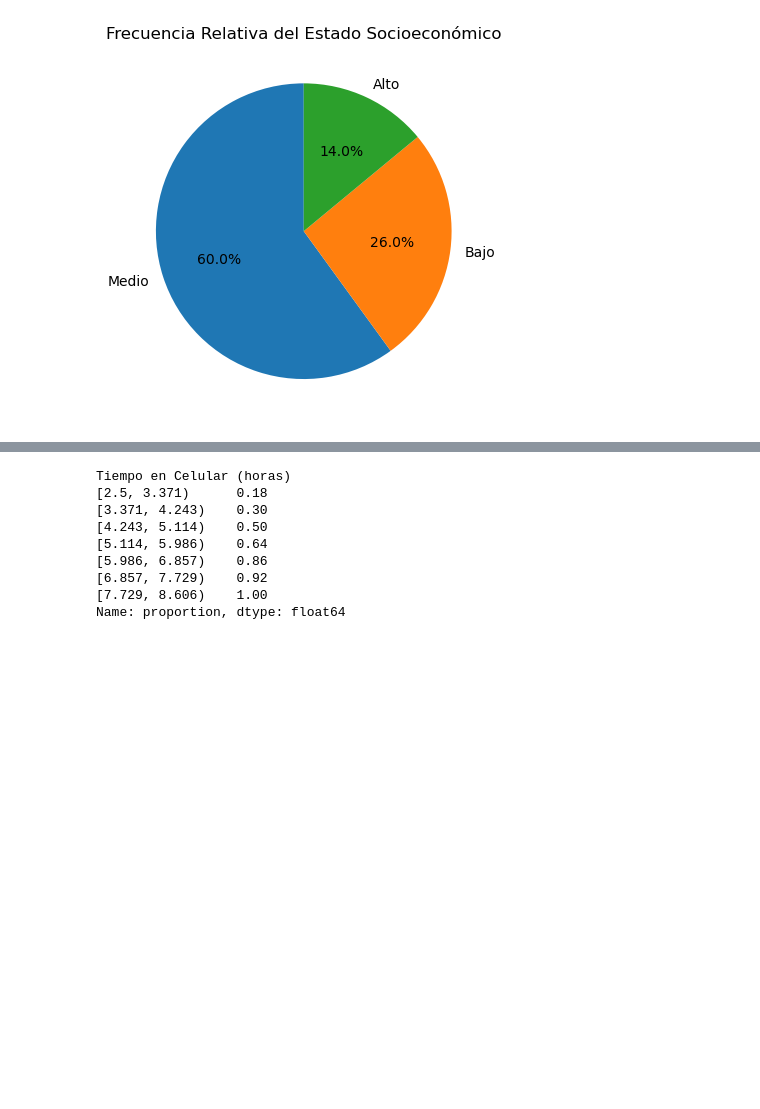
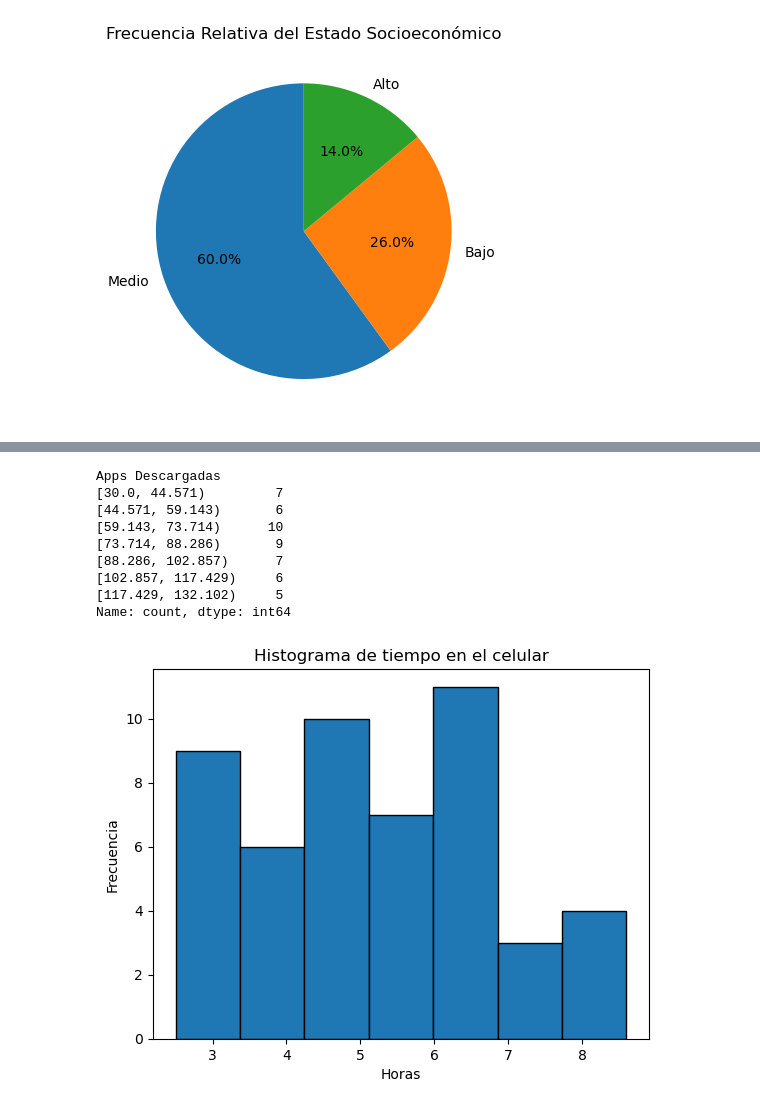
Before and after one commit to fcisnerosr/estadistica_descriptiva, a Jupyter notebook: procesamiento.ipynb, the cells around one changed output, grey strips where cells are left out. Drawn from its saved outputs; the diff is of its cells as text; code cells hidden in the pictures; blank space fills up the shorter version.

Commit message:
feat: histograma con plt de tiempo en el celular y apps descargadas

```diff
--- a/procesamiento.ipynb
+++ b/procesamiento.ipynb
@@ -151,19 +151,20 @@ plt.show()
 # Tabla para graficar el Histograma de Tiempo en Celular (horas)
 # 1) número de clases con Sturges
 numero_total_de_datos = len(df['ID'])
-k = int(round(1 + np.log2(numero_total_de_datos)))
+k_horas = int(round(1 + np.log2(numero_total_de_datos)))
 
 # 2) cortar en k clases tipo [a,b)
 
 cats = pd.cut(
         df['Tiempo en Celular (horas)'],
-        bins=k,
+        bins=k_horas,
         right=False,
         include_lowest=True)
 
 
 # # 3) frecuencias absolutas y relativas
-freq_abs = cats.value_counts(sort=False)
-freq_rel = cats.value_counts(sort=False, normalize=True)
-freq_abs_acum = freq_abs.cumsum()
-freq_rel_acum = freq_rel.cumsum()
+freq_abs_hrs = cats.value_counts(sort=False)
+freq_rel_hrs = cats.value_counts(sort=False, normalize=True)
+freq_abs_acum_hrs = freq_abs_hrs.cumsum()
+freq_rel_acum_hrs = freq_rel_hrs.cumsum()
+display(freq_abs_hrs)
@@ -170,26 +181,34 @@ freq_rel_acum = freq_rel.cumsum()
 # %%
 # Tabla para graficar el Histograma de Apps Descargadas
-k = round(1 + np.log2(len(df["ID"])))
+k_app = round(1 + np.log2(len(df["ID"])))
 
 cats = pd.cut(
         df['Apps Descargadas'],
-        bins=k,
+        bins=k_app,
         right=False,
         include_lowest=True
 )
 # display(cats)
-freq_abs = cats.value_counts(sort=False)
-frec_rel = cats.value_counts(sort=False, normalize=True)
-freq_abs_acum = freq_abs.cumsum()
-freq_rel_acum = freq_rel.cumsum()
-display(freq_rel_acum)
+frec_abs_app = cats.value_counts(sort=False)
+frec_rel_app = cats.value_counts(sort=False, normalize=True)
+frec_abs_acum_app = frec_abs_app.cumsum()
+frec_rel_acum_app = frec_rel_app.cumsum()
+display(frec_abs_app)
 # %% [output]
-Tiempo en Celular (horas)
-[2.5, 3.371)      0.18
-[3.371, 4.243)    0.30
-[4.243, 5.114)    0.50
-[5.114, 5.986)    0.64
-[5.986, 6.857)    0.86
-[6.857, 7.729)    0.92
-[7.729, 8.606)    1.00
-Name: proportion, dtype: float64
+Apps Descargadas
+[30.0, 44.571)         7
+[44.571, 59.143)       6
+[59.143, 73.714)      10
+[73.714, 88.286)       9
+[88.286, 102.857)      7
+[102.857, 117.429)     6
+[117.429, 132.102)     5
+Name: count, dtype: int64
+# %%
+plt.hist(df['Tiempo en Celular (horas)'], bins=k_horas, edgecolor='black')
+plt.title('Histograma de tiempo en el celular')
+plt.xlabel('Horas')
+plt.ylabel('Frecuencia')
+plt.show()
+# %% [output]
+[figure, added]
```
Also changed, not shown: parts of 2 cells of this notebook.
